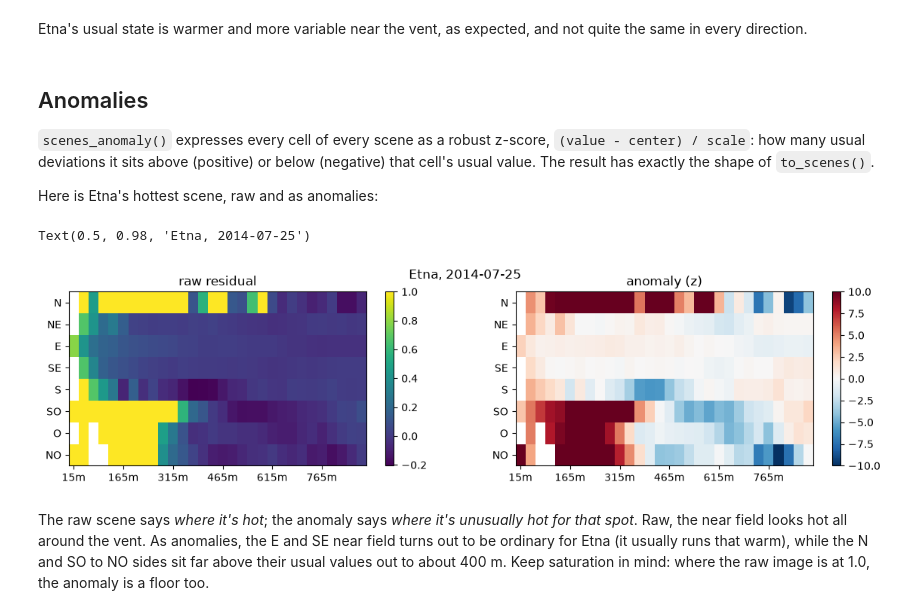
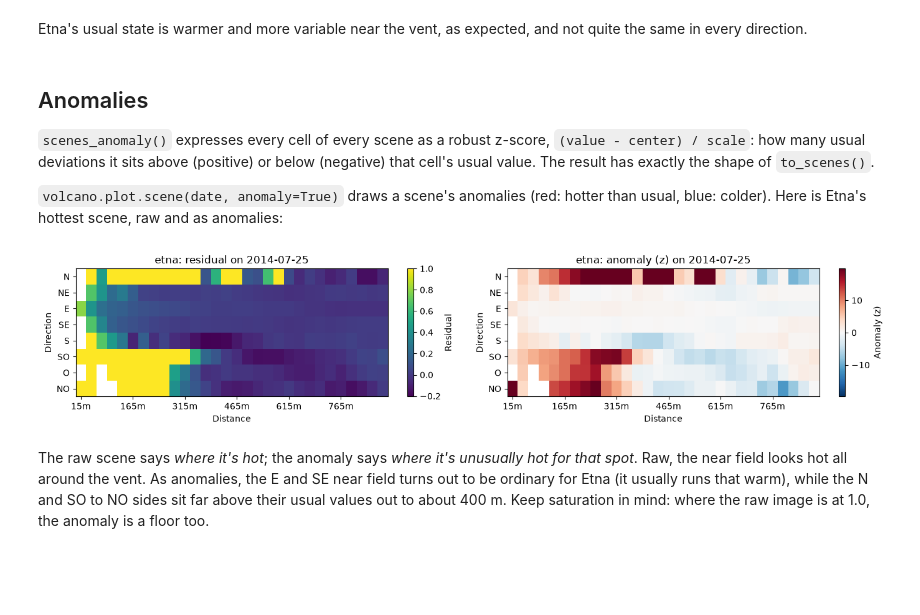
Before and after one commit to leliel12/volcanicus, a Jupyter notebook: notebooks/anomalies.ipynb, the cells around one changed output. Cells and saved outputs as stored; diff of their text form; code cells hidden in the pictures; blank space fills up the shorter version.

```diff
--- a/notebooks/anomalies.ipynb
+++ b/notebooks/anomalies.ipynb
@@ -69,25 +69,17 @@ Etna's usual state is warmer and more variable near the vent, as expected, and n
 
 `scenes_anomaly()` expresses every cell of every scene as a robust z-score, `(value - center) / scale`: how many usual deviations it sits above (positive) or below (negative) that cell's usual value. The result has exactly the shape of `to_scenes()`.
 
-Here is Etna's hottest scene, raw and as anomalies:
+`volcano.plot.scene(date, anomaly=True)` draws a scene's anomalies (red: hotter than usual, blue: colder). Here is Etna's hottest scene, raw and as anomalies:
 # %%
 anomaly = volcano.scenes_anomaly()
 date = volcano.scenes_descriptors()["peak"].idxmax()
 
 fig, axes = plt.subplots(1, 2, figsize=(14, 3))
-show_grid(axes[0], volcano.to_scenes().loc[date], "raw residual")
-show_grid(
-    axes[1],
-    anomaly.loc[date],
-    "anomaly (z)",
-    cmap="RdBu_r",
-    vmin=-10,
-    vmax=10,
-)
-fig.suptitle(f"Etna, {date:%Y-%m-%d}")
+volcano.plot.scene(date, ax=axes[0])
+volcano.plot.scene(date, anomaly=True, ax=axes[1])
+fig.tight_layout()
 # %% [output]
-Text(0.5, 0.98, 'Etna, 2014-07-25')
-[figure, old version]
+[figure, new version]
 # %% [markdown]
 The raw scene says *where it's hot*; the anomaly says *where it's unusually hot for that spot*. Raw, the near field looks hot all around the vent. As anomalies, the E and SE near field turns out to be ordinary for Etna (it usually runs that warm), while the N and SO to NO sides sit far above their usual values out to about 400 m. Keep saturation in mind: where the raw image is at 1.0, the anomaly is a floor too.
 # %% [markdown]
```
Also changed, not shown: 2 other files.
